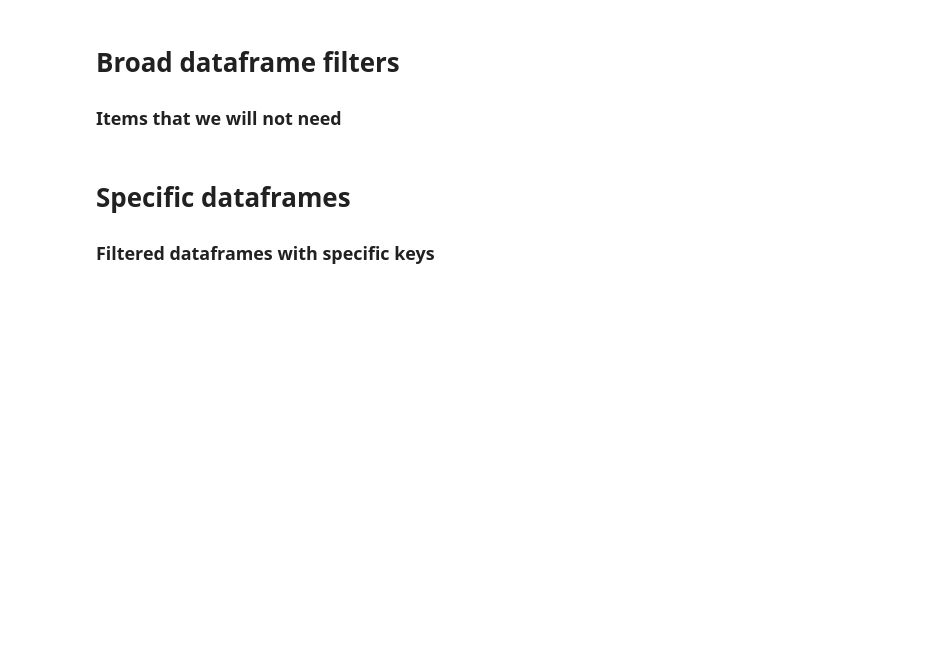
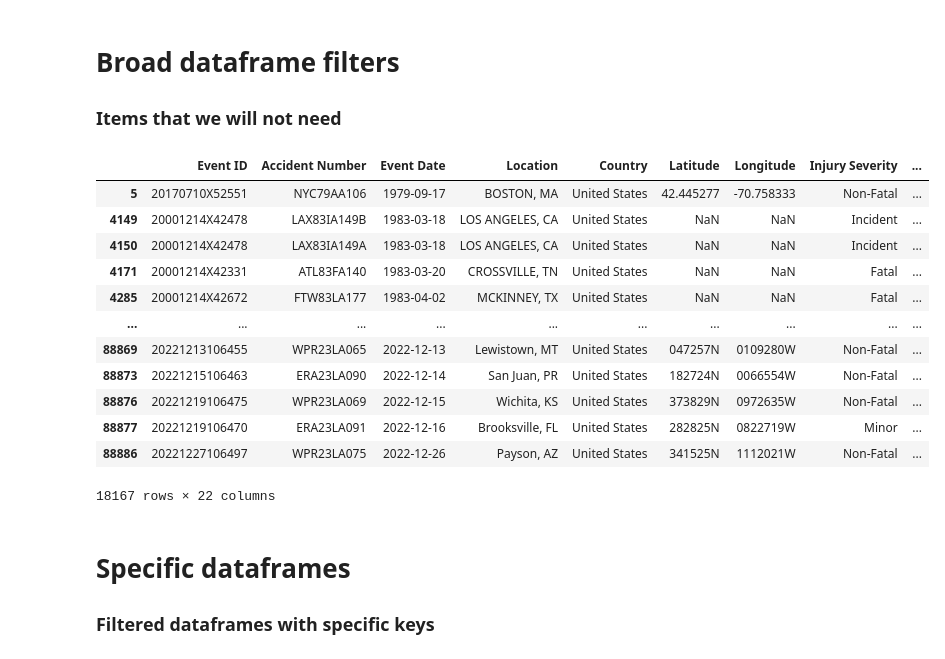
Before and after one commit to Gfatouras/Project-1, a Jupyter notebook: Project1_Master.ipynb, the cells around one changed output. Saved outputs shown, nothing was run; the diff lists cells and outputs as text; code cells hidden in the pictures; blank space fills up the shorter version.

```diff
--- a/Project1_Master.ipynb
+++ b/Project1_Master.ipynb
@@ -47,7 +56,22 @@ df = df[df['Event Date'].str[:4] != "1982"] # Lots of values here at the very st
 # %%
-df["Injury Severity"] = df["Injury Severity"].str.split('(').str[0] # Makes all fatal columns "Fatal"
+df["Injury Severity"] = df["Injury Severity"].str.split('(').str[0] # Makes all fatal() columns "Fatal"
 
 df.to_csv("Aviation_data_clean.csv", index=False)
+df
+# %% [output]
+|  | Event ID | Accident Number | Event Date | Location | Country | Latitude | Longitude | Injury Severity | ... |
+| 5 | 20170710X52551 | NYC79AA106 | 1979-09-17 | BOSTON, MA | United States | 42.445277 | -70.758333 | Non-Fatal | ... |
+| 4149 | 20001214X42478 | LAX83IA149B | 1983-03-18 | LOS ANGELES, CA | United States | NaN | NaN | Incident | ... |
+| 4150 | 20001214X42478 | LAX83IA149A | 1983-03-18 | LOS ANGELES, CA | United States | NaN | NaN | Incident | ... |
+| 4171 | 20001214X42331 | ATL83FA140 | 1983-03-20 | CROSSVILLE, TN | United States | NaN | NaN | Fatal | ... |
+| 4285 | 20001214X42672 | FTW83LA177 | 1983-04-02 | MCKINNEY, TX | United States | NaN | NaN | Fatal | ... |
+| ... | ... | ... | ... | ... | ... | ... | ... | ... | ... |
+| 88869 | 20221213106455 | WPR23LA065 | 2022-12-13 | Lewistown, MT | United States | 047257N | 0109280W | Non-Fatal | ... |
+| 88873 | 20221215106463 | ERA23LA090 | 2022-12-14 | San Juan, PR | United States | 182724N | 0066554W | Non-Fatal | ... |
+| 88876 | 20221219106475 | WPR23LA069 | 2022-12-15 | Wichita, KS | United States | 373829N | 0972635W | Non-Fatal | ... |
+| 88877 | 20221219106470 | ERA23LA091 | 2022-12-16 | Brooksville, FL | United States | 282825N | 0822719W | Minor | ... |
+| 88886 | 20221227106497 | WPR23LA075 | 2022-12-26 | Payson, AZ | United States | 341525N | 1112021W | Non-Fatal | ... |
+18167 rows × 22 columns
 # %% [markdown]
 # Specific dataframes
 ### Filtered dataframes with specific keys
```
Also changed, not shown: parts of 10 cells of this notebook, 9 other files.
